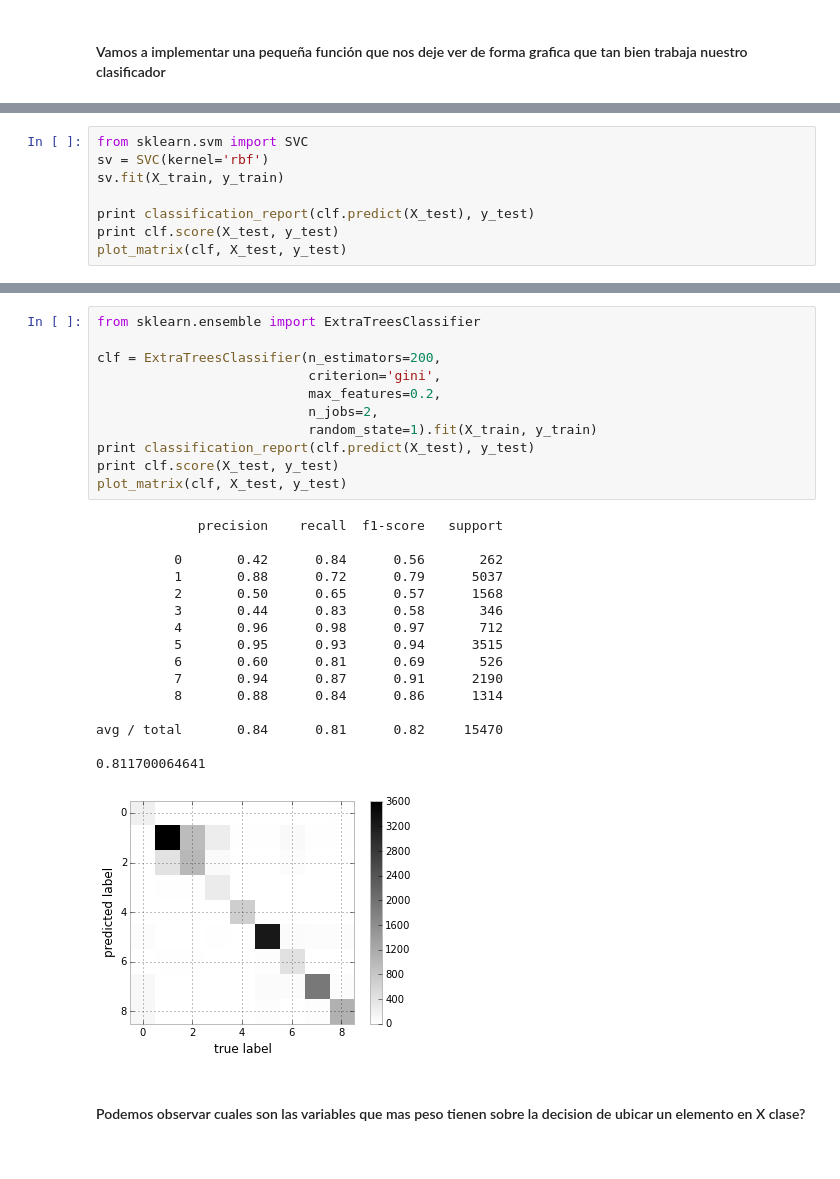
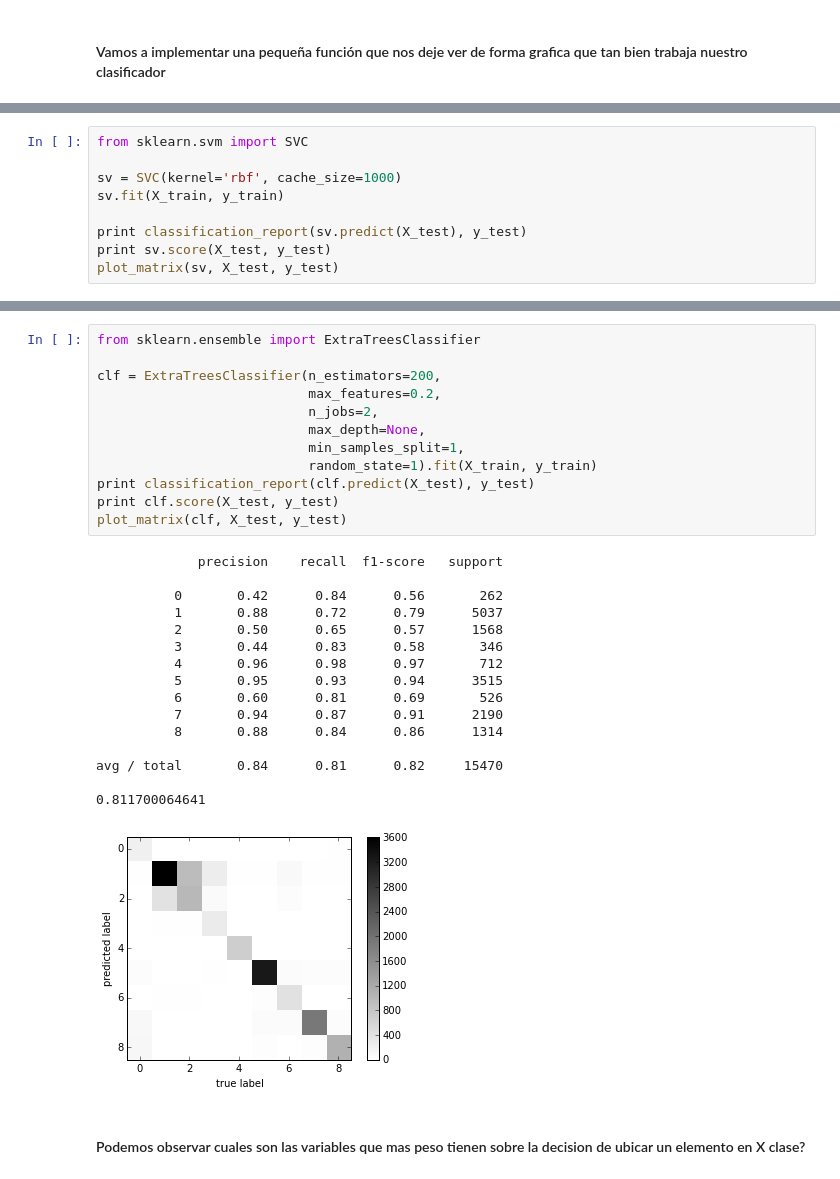
Before and after one commit to celiacintas/pre-scipyla, a Jupyter notebook: prescipyla/the_goodies_of_life_the_universe_and_everything.ipynb, the cells around one changed output, grey strips where cells are left out. Drawn from its saved outputs; the diff is of its cells as text.

```diff
--- a/prescipyla/the_goodies_of_life_the_universe_and_everything.ipynb
+++ b/prescipyla/the_goodies_of_life_the_universe_and_everything.ipynb
@@ -292,9 +295,10 @@ def plot_matrix(clf, X_test, y_test):
     plt.show()
 # %%
 from sklearn.svm import SVC
-sv = SVC(kernel='rbf')
+
+sv = SVC(kernel='rbf', cache_size=1000)
 sv.fit(X_train, y_train)
 
-print classification_report(clf.predict(X_test), y_test)
-print clf.score(X_test, y_test)
-plot_matrix(clf, X_test, y_test)
+print classification_report(sv.predict(X_test), y_test)
+print sv.score(X_test, y_test)
+plot_matrix(sv, X_test, y_test)
@@ -301,31 +322,32 @@ plot_matrix(clf, X_test, y_test)
 # %%
 from sklearn.ensemble import ExtraTreesClassifier
 
 clf = ExtraTreesClassifier(n_estimators=200,
-                           criterion='gini',
                            max_features=0.2,
                            n_jobs=2,
+                           max_depth=None,
+                           min_samples_split=1,
                            random_state=1).fit(X_train, y_train)
 print classification_report(clf.predict(X_test), y_test)
 print clf.score(X_test, y_test)
 plot_matrix(clf, X_test, y_test)
 # %% [output]
              precision    recall  f1-score   support
 
           0       0.42      0.84      0.56       262
           1       0.88      0.72      0.79      5037
           2       0.50      0.65      0.57      1568
           3       0.44      0.83      0.58       346
           4       0.96      0.98      0.97       712
           5       0.95      0.93      0.94      3515
           6       0.60      0.81      0.69       526
           7       0.94      0.87      0.91      2190
           8       0.88      0.84      0.86      1314
 
 avg / total       0.84      0.81      0.82     15470
 
 0.811700064641
-[figure, old version]
+[figure, new version]
 # %% [markdown]
 #### Podemos observar cuales son las variables que mas peso tienen sobre la decision  de ubicar un elemento en X clase?
 # %%
```
Also changed, not shown: parts of 7 cells of this notebook.
